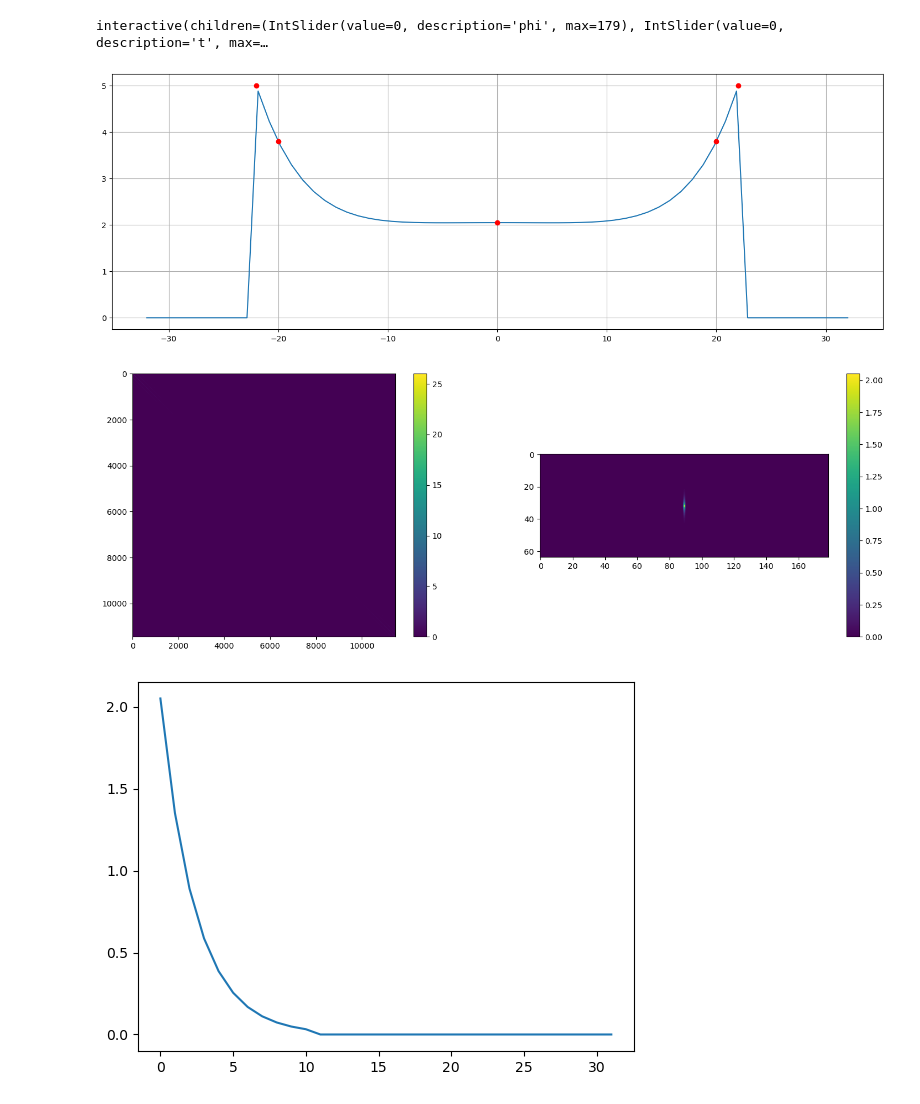
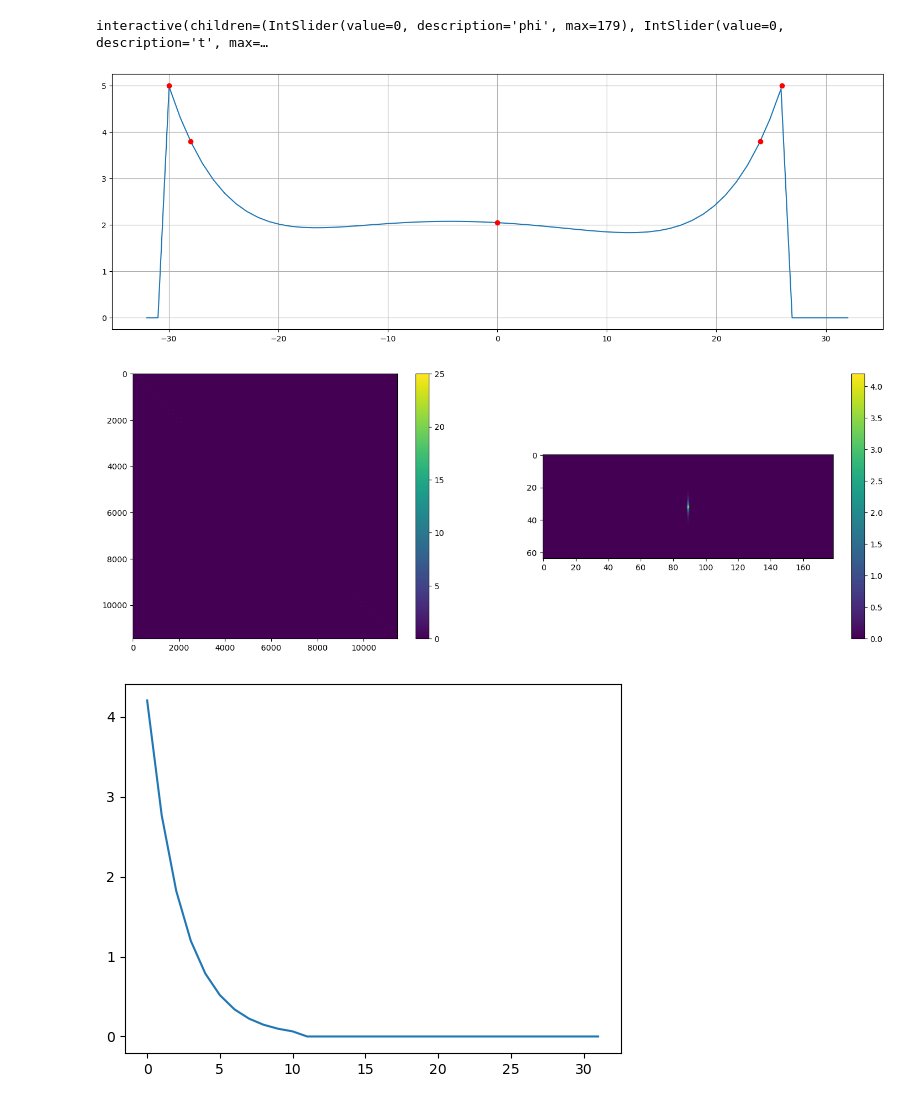
Before and after one commit to leonharv/uncertainty-vis, a Jupyter notebook: Experiments/Error Propagation Radon transform Resolution.ipynb, the cells around one changed output. Cells and saved outputs as stored; diff of their text form; code cells hidden in the pictures.

```diff
--- a/Experiments/Error Propagation Radon transform Resolution.ipynb
+++ b/Experiments/Error Propagation Radon transform Resolution.ipynb
@@ -78,11 +77,17 @@ KeyboardInterrupt:
 # %%
-num_angle = 179
+num_angle = 179//2
 num_spotx = 64
 num_offset = 1
 
-wepl = np.load('../Data/simple_pCT/WEPL_angles{:d}_offset{:d}_spotx{:d}.npy'.format(num_angle, num_offset, num_spotx))
+image_shape = (190, 1226)
+
+chords = 'exact'
+experiment = 'precise-wepl-variance'
+
+wepl = np.load('../Data/simple_pCT/{:s}/WEPL_angles{:d}_offset{:d}_spotx{:d}_{:s}_{:d}_{:d}.npy'.format(experiment, num_angle, num_offset, num_spotx, chords, image_shape[0], image_shape[1]))
+
+reconstruction_shape = (wepl.shape[0], wepl.shape[0])
 
 print(wepl.shape)
-reconstruction_shape = (wepl.shape[0], wepl.shape[0])
 print(reconstruction_shape)
 # %% [output]
@@ -109,0 +115,9 @@ plt.show()
+# %%
+upper_edge = (wepl > 1e-2).argmax(axis=0)
+lower_edge = wepl.shape[0] - np.flip(wepl > 1e-2, 0).argmax(axis=0)
+
+plt.figure()
+plt.imshow(wepl)
+plt.plot(upper_edge)
+plt.plot(lower_edge)
+plt.show()
@@ -136,21 +156,22 @@ interactive(children=(IntSlider(value=0, description='phi', max=179), IntSlider(
 def exponential(value, gamma):
     return np.exp( - gamma * value)
 # %%
-x_observed = np.array([ -22, -20, 0, 20, 22 ])
+idx = 20
+x_observed = x_observed = [upper_edge[idx] - 32, upper_edge[idx] + 2 - 32, 0, lower_edge[idx] - 2 - 32, lower_edge[idx] - 32 ]
 y_observed = np.array([ 5, 3.8, 2.05, 3.8, 5 ])
 coeff = np.polyfit(x_observed, y_observed, 6)
 
 x = np.linspace(-32, 32, 64)
 polynom = np.poly1d(coeff)
 
 y = polynom(x)
-y[:10] = 0
-y[-10:] = 0
+y[:upper_edge[idx]] = 0
+y[lower_edge[idx]:] = 0
 
 plt.figure(figsize=(18,6))
 plt.plot(x, y)
 plt.plot(x_observed, y_observed, 'ro')
 plt.grid()
 plt.show()
 # %% [output]
-[figure, old version]
+[figure, new version]
@@ -157,6 +199,5 @@ plt.show()
 # %%
-var = np.array([polynom( np.linspace(-32, 32, num_spotx) )]*num_angle).T
-Sigma_in = utils.build_covariance_y(var, function=exponential, width=width)
+Sigma_in = utils.build_covariance_y(var**2, function=exponential, width=width)
 
 impulse = np.zeros_like(var)
 impulse[var.shape[0]//2, var.shape[1]//2] = 1.0
@@ -175,8 +216,8 @@ plt.show()
 plt.plot(response.reshape(var.shape)[var.shape[0]//2:, var.shape[1]//2])
 plt.show()
 # %% [output]
-[figure, old version]
+[figure, new version]
-[figure, old version]
+[figure, new version]
 # %%
 Sigma = jacobian_reshaped @ Sigma_in @ tf.transpose(jacobian_reshaped)
 
```
Also changed, not shown: parts of 10 cells of this notebook.
